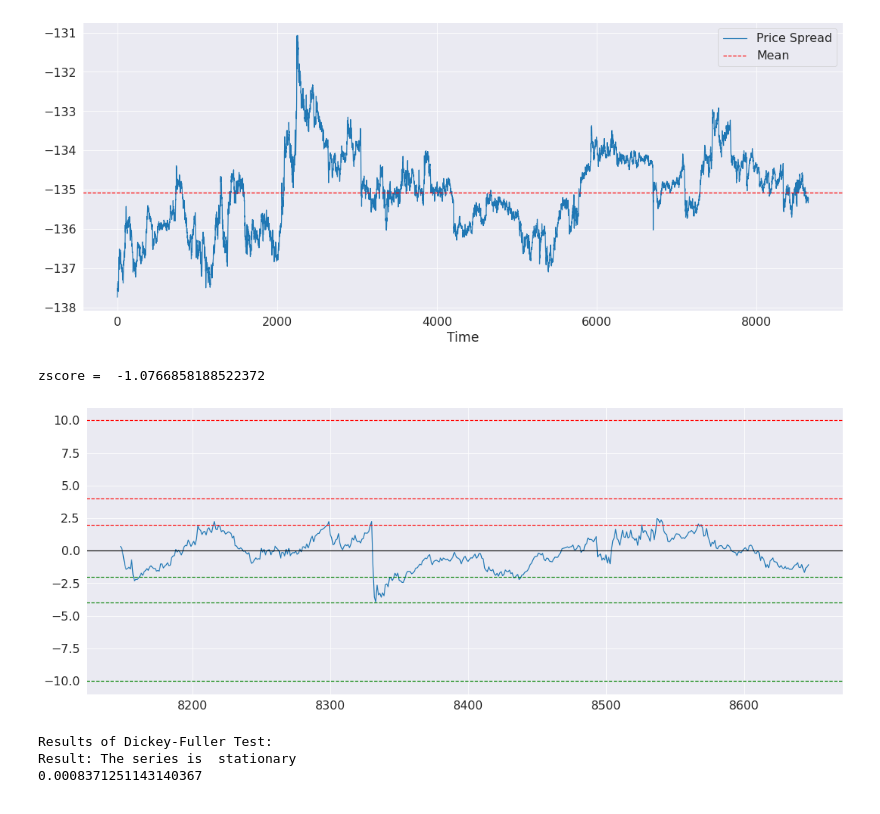
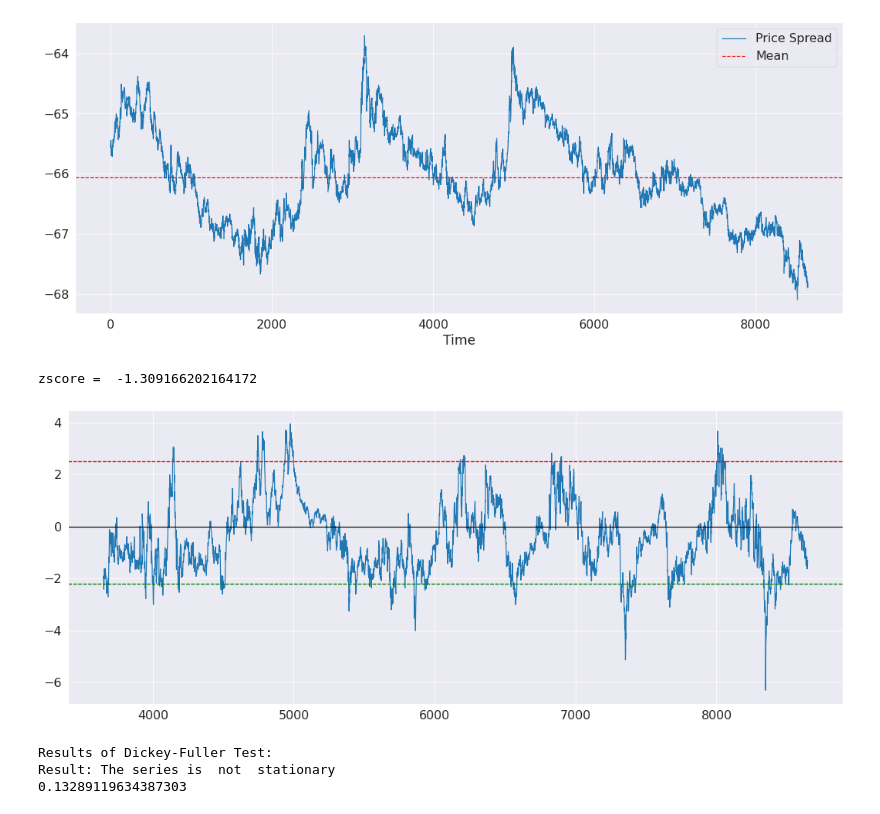
Before and after one commit to beannguyen/crypto-pair-trading, a Jupyter notebook: src/live/Check Pair with Hurst.ipynb, the cells around one changed output. Cells and saved outputs as stored; diff of their text form; code cells hidden in the pictures.

```diff
--- a/src/live/Check Pair with Hurst.ipynb
+++ b/src/live/Check Pair with Hurst.ipynb
@@ -154,22 +154,23 @@ def plot_spread(spread):
         plt.legend(['Price Spread', 'Mean'])
         plt.show()
 
-def plot_zscore(spread, half_life):
-    _zscore_s = zscore(spread, half_life).tail(500)
+def plot_zscore(spread, half_life, lookback=500, zscore_range=None):
+    if zscore_range is None:
+        zscore_range = [2, -2]
+
+    _zscore_s = zscore(spread, half_life).tail(lookback)
     print('zscore = ', _zscore_s.iloc[-1])
     with sns.axes_style("darkgrid"):
         _zscore_s.plot()
         plt.axhline(0, color='black')
-        plt.axhline(2, color='red', linestyle='--')
-        plt.axhline(-2, color='green', linestyle='--')
-        plt.axhline(4, color='red', linestyle='--')
-        plt.axhline(-4, color='green', linestyle='--')
-        plt.axhline(10, color='red', linestyle='--')
-        plt.axhline(-10, color='green', linestyle='--')
-        # plt.legend(['Spread z-score', 'Mean', '+1', '-1'])
+        plt.axhline(zscore_range[0], color='red', linestyle='--')
+        plt.axhline(zscore_range[1], color='green', linestyle='--')
+        for i in zscore_range:
+            color = 'red' if i > 0 else 'green'
+            plt.axhline(i, color=color, linestyle='--')
         plt.show()
 # %%
-def check_pair(symbols, hedge_ratio, half_life, timeframe=TIMEFRAME, nb_symbols=2):
+def check_pair(symbols, hedge_ratio, half_life, timeframe=TIMEFRAME, nb_symbols=2, zscore_lookback=500, zscore_range=None):
     data = []
 
     for symbol in symbols:
@@ -189,6 +190,6 @@ def check_pair(symbols, hedge_ratio, half_life, timeframe=TIMEFRAME, nb_symbols=
 
     spread = calculate_spread(df, symbols, hedge_ratio=hedge_ratio, nb_symbols=nb_symbols)
     plot_spread(spread)
-    plot_zscore(spread, half_life)
+    plot_zscore(spread, half_life, zscore_range=zscore_range, lookback=zscore_lookback)
     print(adf_test(spread, verbose=True))
     return spread
@@ -195,7 +210,7 @@ def check_pair(symbols, hedge_ratio, half_life, timeframe=TIMEFRAME, nb_symbols=
 # %%
-symbols = ['XRP', 'ATOM']
-half_life = 186
-hedge_ratio = [53.746569, -36.64560386]
+symbols = ['BTC', 'XMR']
+half_life = 316
+hedge_ratio = [18.18991242, -48.757713]
 
-spread = check_pair(symbols, hedge_ratio, half_life, timeframe='5m')
+spread = check_pair(symbols, hedge_ratio, half_life, timeframe='5m', zscore_range=[2.5, -2.2], zscore_lookback=5000)
 # %% [output]
@@ -203,6 +218,6 @@ spread = check_pair(symbols, hedge_ratio, half_life, timeframe='5m')
-[figure, old version]
+[figure, new version]
-zscore =  -1.0766858188522372
+zscore =  -1.309166202164172
-[figure, old version]
+[figure, new version]
 Results of Dickey-Fuller Test:
-Result: The series is  stationary
-0.0008371251143140367
+Result: The series is  not  stationary
+0.13289119634387303
```
Also changed, not shown: parts of 3 cells of this notebook, 12 other files.
